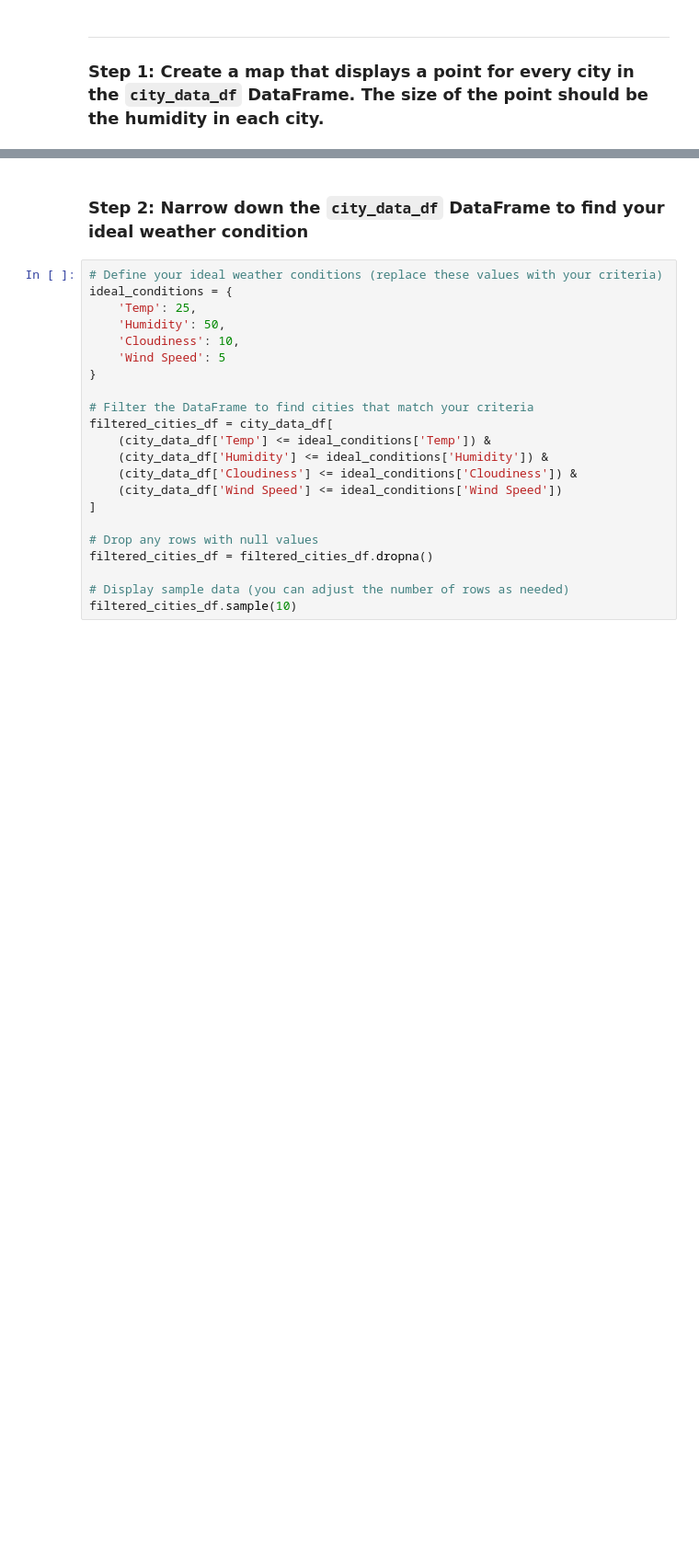
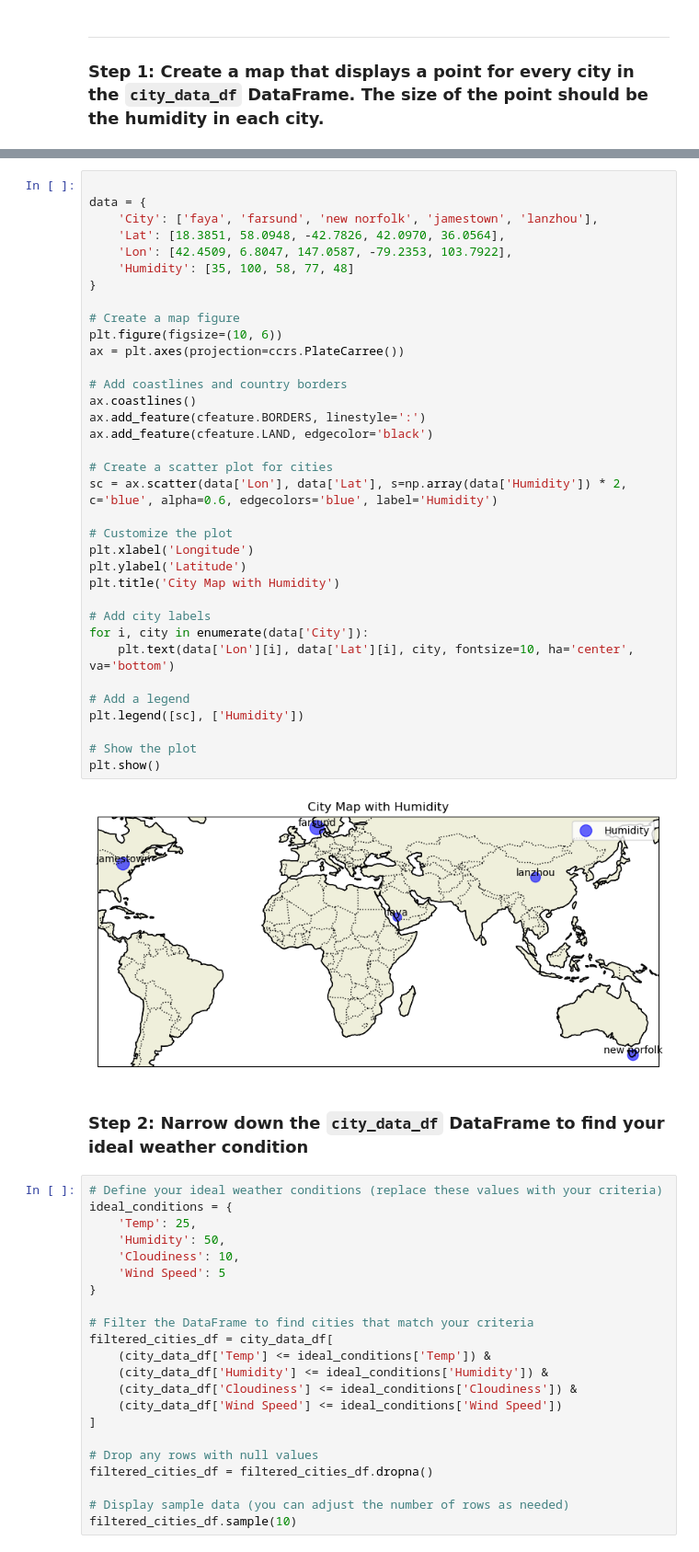
Before and after one commit to Arnawutu/python-api-challenge, a Jupyter notebook: Main_Code/VacationPy.ipynb, the cells around one changed output, grey strips where cells are left out. Shown at 92% size. Cells and saved outputs as stored; diff of their text form; blank space fills up the shorter version.

```diff
--- a/Main_Code/VacationPy.ipynb
+++ b/Main_Code/VacationPy.ipynb
@@ -73,3 +40,40 @@ m
+# %%
+
+data = {
+    'City': ['faya', 'farsund', 'new norfolk', 'jamestown', 'lanzhou'],
+    'Lat': [18.3851, 58.0948, -42.7826, 42.0970, 36.0564],
+    'Lon': [42.4509, 6.8047, 147.0587, -79.2353, 103.7922],
+    'Humidity': [35, 100, 58, 77, 48]
+}
+
+# Create a map figure
+plt.figure(figsize=(10, 6))
+ax = plt.axes(projection=ccrs.PlateCarree())
+
+# Add coastlines and country borders
+ax.coastlines()
+ax.add_feature(cfeature.BORDERS, linestyle=':')
+ax.add_feature(cfeature.LAND, edgecolor='black')
+
+# Create a scatter plot for cities
+sc = ax.scatter(data['Lon'], data['Lat'], s=np.array(data['Humidity']) * 2, c='blue', alpha=0.6, edgecolors='blue', label='Humidity')
+
+# Customize the plot
+plt.xlabel('Longitude')
+plt.ylabel('Latitude')
+plt.title('City Map with Humidity')
+
+# Add city labels
+for i, city in enumerate(data['City']):
+    plt.text(data['Lon'][i], data['Lat'][i], city, fontsize=10, ha='center', va='bottom')
+
+# Add a legend
+plt.legend([sc], ['Humidity'])
+
+# Show the plot
+plt.show()
+# %% [output]
+[figure, added]
 # %% [markdown]
 ### Step 2: Narrow down the `city_data_df` DataFrame to find your ideal weather condition
 # %%
```
Also changed, not shown: parts of 8 cells of this notebook.
